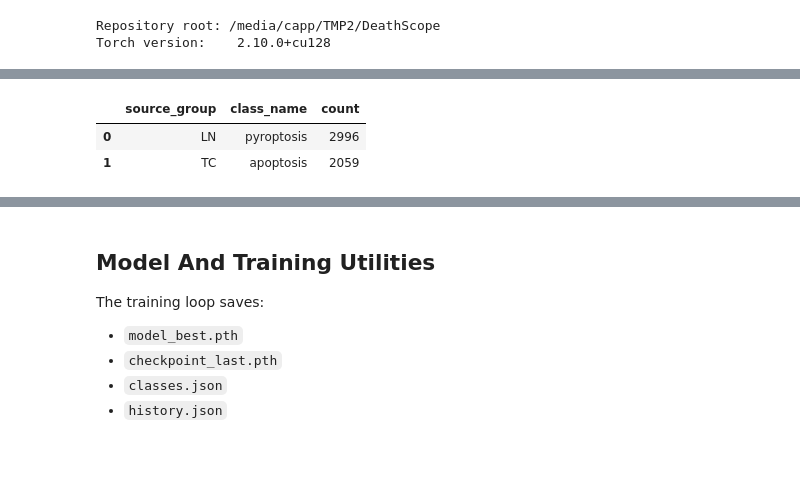
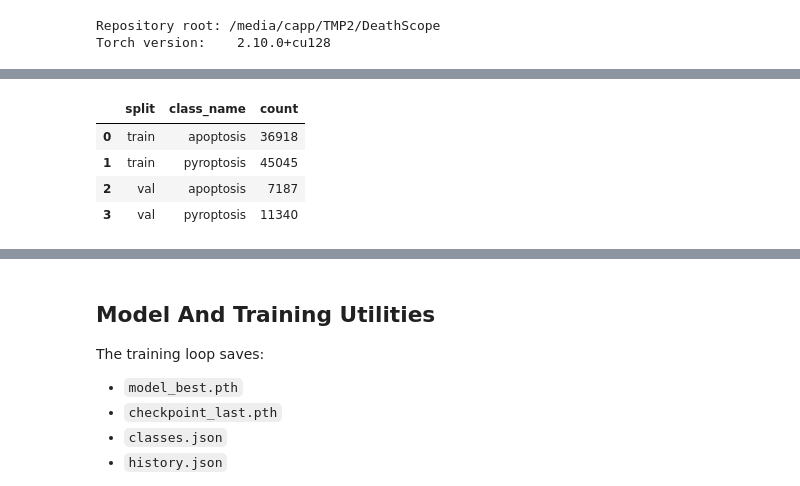
Before and after one commit to LSUHSC-CAIPP-Core-B/DeathScope, a Jupyter notebook: training/ConvNeXt/ConvNeXt-Large_training.ipynb, the cells around one changed output, grey strips where cells are left out. Drawn from its saved outputs; the diff is of its cells as text; code cells hidden in the pictures; blank space fills up the shorter version.

```diff
--- a/training/ConvNeXt/ConvNeXt-Large_training.ipynb
+++ b/training/ConvNeXt/ConvNeXt-Large_training.ipynb
@@ -122,19 +142,20 @@ def set_seed(seed: int) -> None:
     random.seed(seed)
     np.random.seed(seed)
     torch.manual_seed(seed)
-    if torch.cuda.is_available():
-        torch.cuda.manual_seed_all(seed)
+    torch.cuda.manual_seed_all(seed)
+    torch.backends.cudnn.deterministic = False
+    torch.backends.cudnn.benchmark = True
 
 
-set_seed(SEED)
 
 
 def is_image_file(path: Path) -> bool:
     return path.is_file() and path.suffix.lower() in IMAGE_SUFFIXES
 
 
-def list_images(directory: Path) -> list[Path]:
-    return sorted([path for path in directory.iterdir() if is_image_file(path)])
+def list_images(directory: Path, recursive: bool = False) -> list[Path]:
+    iterator = directory.rglob("*") if recursive else directory.iterdir()
+    return sorted([path for path in iterator if is_image_file(path)])
 
 
 def dataset_has_explicit_split(root: Path) -> bool:
@@ -149,26 +170,38 @@ def direct_class_dirs(root: Path) -> list[Path]:
     return sorted([path for path in root.iterdir() if path.is_dir() and list_images(path)])
 
 
+def recursive_class_dirs(root: Path) -> list[Path]:
+    return sorted([path for path in root.iterdir() if path.is_dir() and list_images(path, recursive=True)])
+
+
 def grouped_class_dir_map(root: Path) -> dict[str, list[Path]]:
     grouped: dict[str, list[Path]] = {}
     for dataset_dir in sorted([path for path in root.iterdir() if path.is_dir()]):
-        child_class_dirs = [path for path in dataset_dir.iterdir() if path.is_dir() and list_images(path)]
+        child_class_dirs = [path for path in dataset_dir.iterdir() if path.is_dir() and list_images(path, recursive=True)]
         for class_dir in sorted(child_class_dirs):
             grouped.setdefault(class_dir.name, []).append(class_dir)
     return grouped
 
 
 def collect_source_class_dirs(root: Path) -> tuple[dict[str, list[Path]], str]:
+    if dataset_has_explicit_split(root):
+        class_names = [path.name for path in class_dirs_from_split(root / "train")]
+        return {class_name: [root / "train" / class_name, root / "val" / class_name] for class_name in class_names}, "explicit_split"
+
     flat_dirs = direct_class_dirs(root)
     if flat_dirs:
         return {path.name: [path] for path in flat_dirs}, "flat"
 
     grouped_dirs = grouped_class_dir_map(root)
-    if grouped_dirs:
-        return grouped_dirs, "grouped"
+    if len(grouped_dirs) == 2:
+        return grouped_dirs, "grouped_recursive"
+
+    nested_class_dirs = recursive_class_dirs(root)
+    if len(nested_class_dirs) == 2:
+        return {path.name: [path] for path in nested_class_dirs}, "class_first_recursive"
 
     raise ValueError(
-        f"Could not infer a supported dataset layout under {root}. Expected flat class folders, grouped class folders, or a pre-split ImageFolder layout."
+        f"Could not infer a supported dataset layout under {root}. Expected flat class folders, recursive class folders, grouped class folders, a dataset-container root, or a pre-split ImageFolder layout."
     )
 
 
@@ -198,7 +231,7 @@ def materialize_split(source_root: Path, split_root: Path, val_ratio: float, cop
     for class_name, class_dirs in class_dir_map.items():
         images = []
         for class_dir in class_dirs:
-            images.extend(list_images(class_dir))
+            images.extend(list_images(class_dir, recursive=True))
         if len(images) < 2:
             raise ValueError(f"Need at least 2 images for class '{class_name}' to create train/val splits.")
 
@@ -225,6 +258,22 @@ def materialize_split(source_root: Path, split_root: Path, val_ratio: float, cop
 
 
 def resolve_dataset_root(source_root: Path, split_root: Path) -> tuple[Path, list[str], str]:
+    if USE_EXISTING_SPLIT or (REUSE_EXISTING_SPLIT and dataset_has_explicit_split(split_root)):
+        if not dataset_has_explicit_split(split_root):
+            raise FileNotFoundError(
+                f"Expected copied ImageFolder at {split_root} with train/ and val/ directories. "
+                "Set SPLIT_ROOT to its location, or set USE_EXISTING_SPLIT=False to prepare a new split."
+            )
+        train_classes = [path.name for path in class_dirs_from_split(split_root / "train")]
+        val_classes = [path.name for path in class_dirs_from_split(split_root / "val")]
+        validate_binary_classes(train_classes)
+        if train_classes != val_classes:
+            raise ValueError(f"Train/val classes differ: {train_classes} vs {val_classes}")
+        # ImageFolder also verifies each class contains supported images.
+        ImageFolder(root=str(split_root / "train"))
+        ImageFolder(root=str(split_root / "val"))
+        return split_root, train_classes, "existing_split"
+
     if not source_root.exists():
         raise FileNotFoundError(f"Dataset root not found: {source_root}")
 
@@ -238,54 +287,67 @@ def resolve_dataset_root(source_root: Path, split_root: Path) -> tuple[Path, lis
 
 def summarize_source_root(source_root: Path, source_layout: str) -> pd.DataFrame:
     records = []
-    if source_layout == "grouped":
-        for dataset_dir in sorted([path for path in source_root.iterdir() if path.is_dir()]):
-            for class_dir in sorted([path for path in dataset_dir.iterdir() if path.is_dir() and list_images(path)]):
+    if source_layout == "explicit_split":
+        for split_name in ("train", "val"):
+            for class_dir in class_dirs_from_split(source_root / split_name):
                 records.append({
-                    "source_group": dataset_dir.name,
+                    "source_group": split_name,
                     "class_name": class_dir.name,
-                    "count": len(list_images(class_dir)),
+                    "count": len(list_images(class_dir, recursive=True)),
                 })
-    elif source_layout == "flat":
-        for class_dir in direct_class_dirs(source_root):
+    elif source_layout == "grouped_recursive":
+        grouped_dirs = grouped_class_dir_map(source_root)
+        for class_name, class_dirs in sorted(grouped_dirs.items()):
+            for class_dir in class_dirs:
+                records.append({
+                    "source_group": class_dir.parent.name,
+                    "class_name": class_name,
+                    "count": len(list_images(class_dir, recursive=True)),
+                })
+    elif source_layout in {"flat", "class_first_recursive"}:
+        for class_dir in recursive_class_dirs(source_root):
             records.append({
                 "source_group": source_root.name,
                 "class_name": class_dir.name,
-                "count": len(list_images(class_dir)),
+                "count": len(list_images(class_dir, recursive=True)),
             })
     return pd.DataFrame(records)
 
 
 def summarize_split(dataset_root: Path) -> pd.DataFrame:
     records = []
     for split_name in ("train", "val"):
         split_dir = dataset_root / split_name
+        image_folder = ImageFolder(root=str(split_dir))
         for class_dir in class_dirs_from_split(split_dir):
             records.append({
                 "split": split_name,
                 "class_name": class_dir.name,
-                "count": len(list_images(class_dir)),
+                "count": sum(target == image_folder.class_to_idx[class_dir.name] for target in image_folder.targets),
             })
     return pd.DataFrame(records)
 
 
 dataset_root, class_names, source_layout = resolve_dataset_root(SOURCE_DATA_ROOT, SPLIT_ROOT)
 class_to_idx = {name: index for index, name in enumerate(class_names)}
 idx_to_class = {index: name for name, index in class_to_idx.items()}
 
 with (RUN_DIR / "classes.json").open("w", encoding="utf-8") as file:
     json.dump({"class_to_idx": class_to_idx, "idx_to_class": idx_to_class}, file, indent=2)
 
-source_summary = summarize_source_root(SOURCE_DATA_ROOT, source_layout)
-if not source_summary.empty:
-    display(source_summary)
+if source_layout != "existing_split":
+    source_summary = summarize_source_root(SOURCE_DATA_ROOT, source_layout)
+    if not source_summary.empty:
+        display(source_summary)
 
 split_summary = summarize_split(dataset_root)
 display(split_summary)
 print(f"Using dataset root: {dataset_root}")
 print(f"Detected source layout: {source_layout}")
 print(f"Class mapping: {idx_to_class}")
 # %% [output]
-|  | source_group | class_name | count |
-| 0 | LN | pyroptosis | 2996 |
-| 1 | TC | apoptosis | 2059 |
+|  | split | class_name | count |
+| 0 | train | apoptosis | 36918 |
+| 1 | train | pyroptosis | 45045 |
+| 2 | val | apoptosis | 7187 |
+| 3 | val | pyroptosis | 11340 |
```
Also changed, not shown: parts of 11 cells of this notebook, 5 other files.
